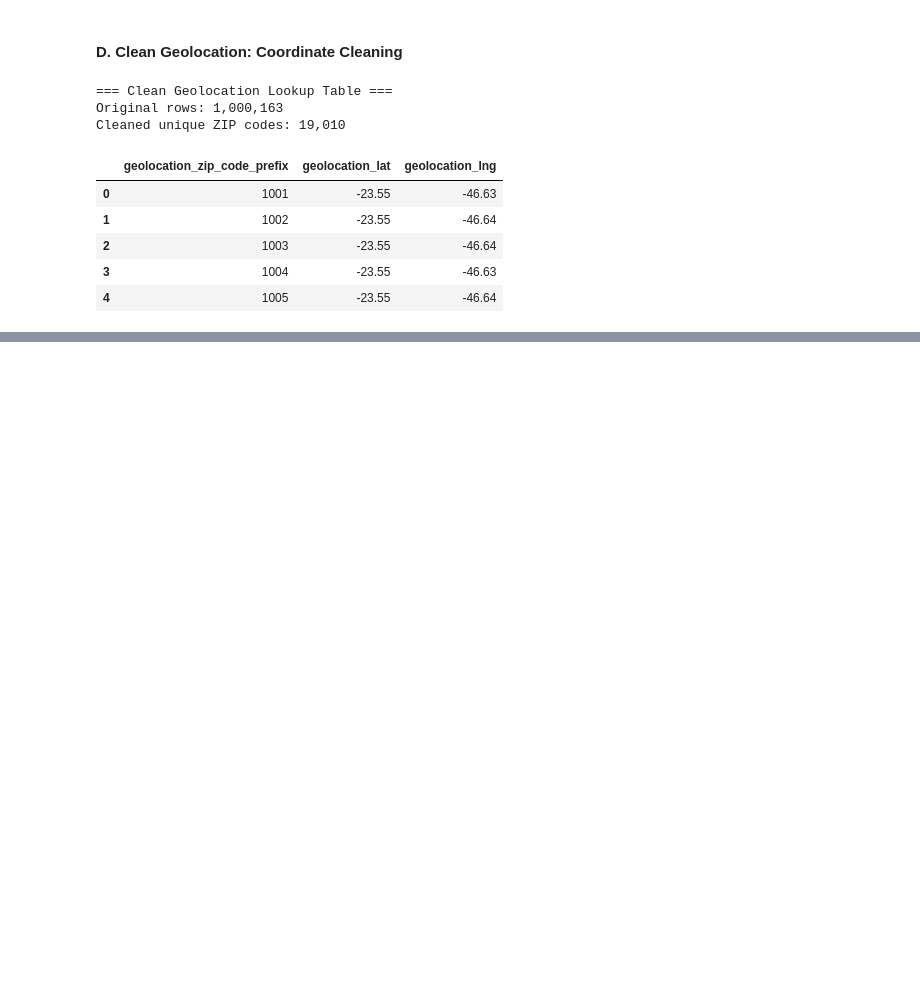
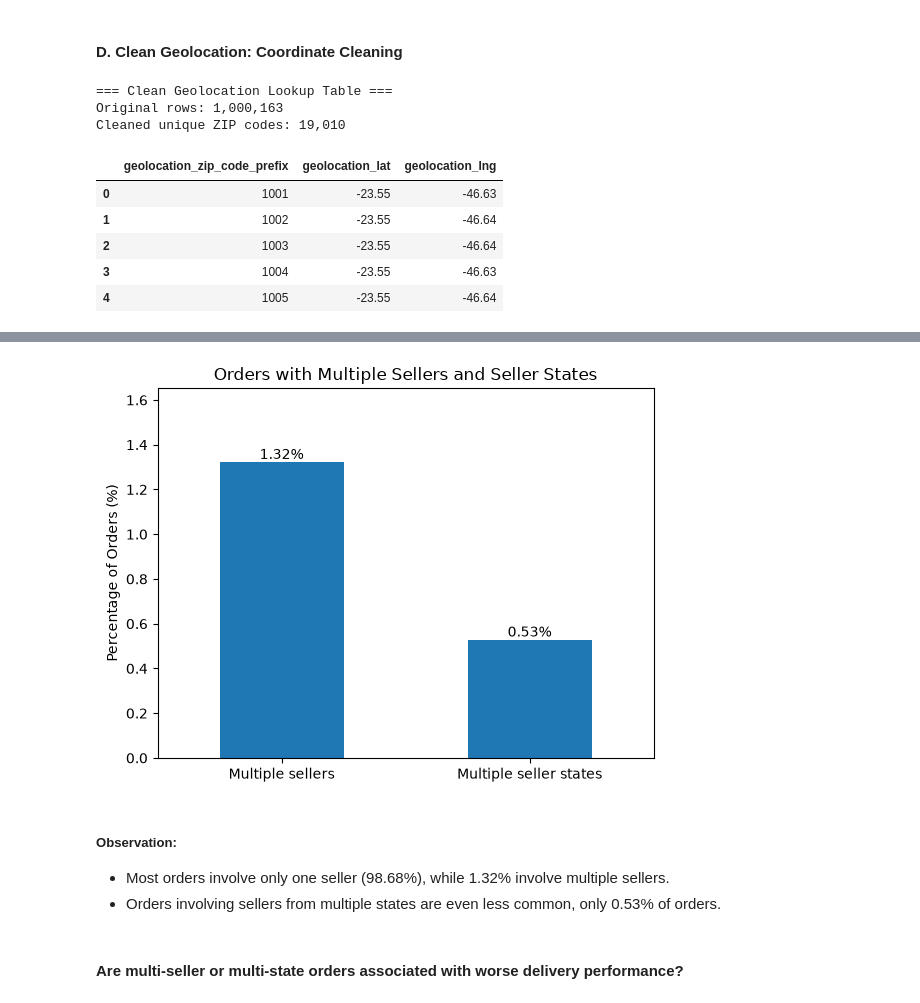
Before and after one commit to jasmine-koh/TCX3901_IndustrialPractice, a Jupyter notebook: 01_data_ingestion_and_baseline.ipynb, the cells around one changed output, grey strips where cells are left out. Saved outputs shown, nothing was run; the diff lists cells and outputs as text; code cells hidden in the pictures; blank space fills up the shorter version.

```diff
--- a/01_data_ingestion_and_baseline.ipynb
+++ b/01_data_ingestion_and_baseline.ipynb
@@ -863,0 +1311,29 @@ Cleaned unique ZIP codes: 19,010
+# %%
+multi_seller_pct = (df['seller_count'] > 1).mean() * 100
+multi_state_pct = (df['seller_state_count'] > 1).mean() * 100
+
+seller_structure_pct = pd.Series({
+    'Multiple sellers': multi_seller_pct,
+    'Multiple seller states': multi_state_pct
+})
+
+ax = seller_structure_pct.plot(kind='bar')
+
+ax.set_ylabel('Percentage of Orders (%)')
+ax.set_title('Orders with Multiple Sellers and Seller States')
+ax.set_ylim(0, max(seller_structure_pct) * 1.25)
+
+for i, value in enumerate(seller_structure_pct):
+    ax.text(i, value, f'{value:.2f}%', ha='center', va='bottom')
+
+plt.xticks(rotation=0)
+plt.show()
+# %% [output]
+[figure, added]
+# %% [markdown]
+##### Observation:
+
+- Most orders involve only one seller (98.68%), while 1.32% involve multiple sellers.
+- Orders involving sellers from multiple states are even less common, only 0.53% of orders.
+# %% [markdown]
+#### Are multi-seller or multi-state orders associated with worse delivery performance?
```
Also changed, not shown: parts of 110 cells of this notebook, 4 other files.
